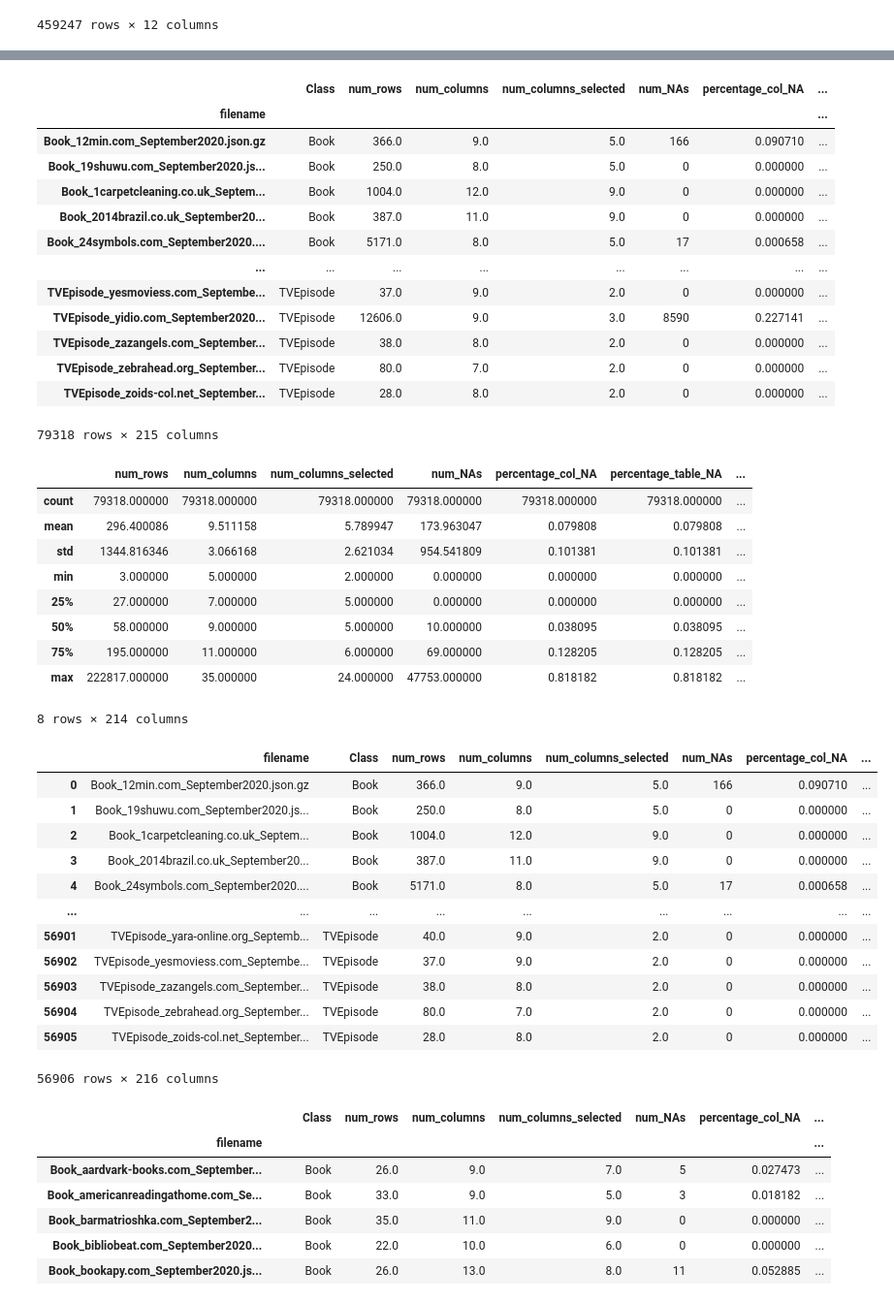
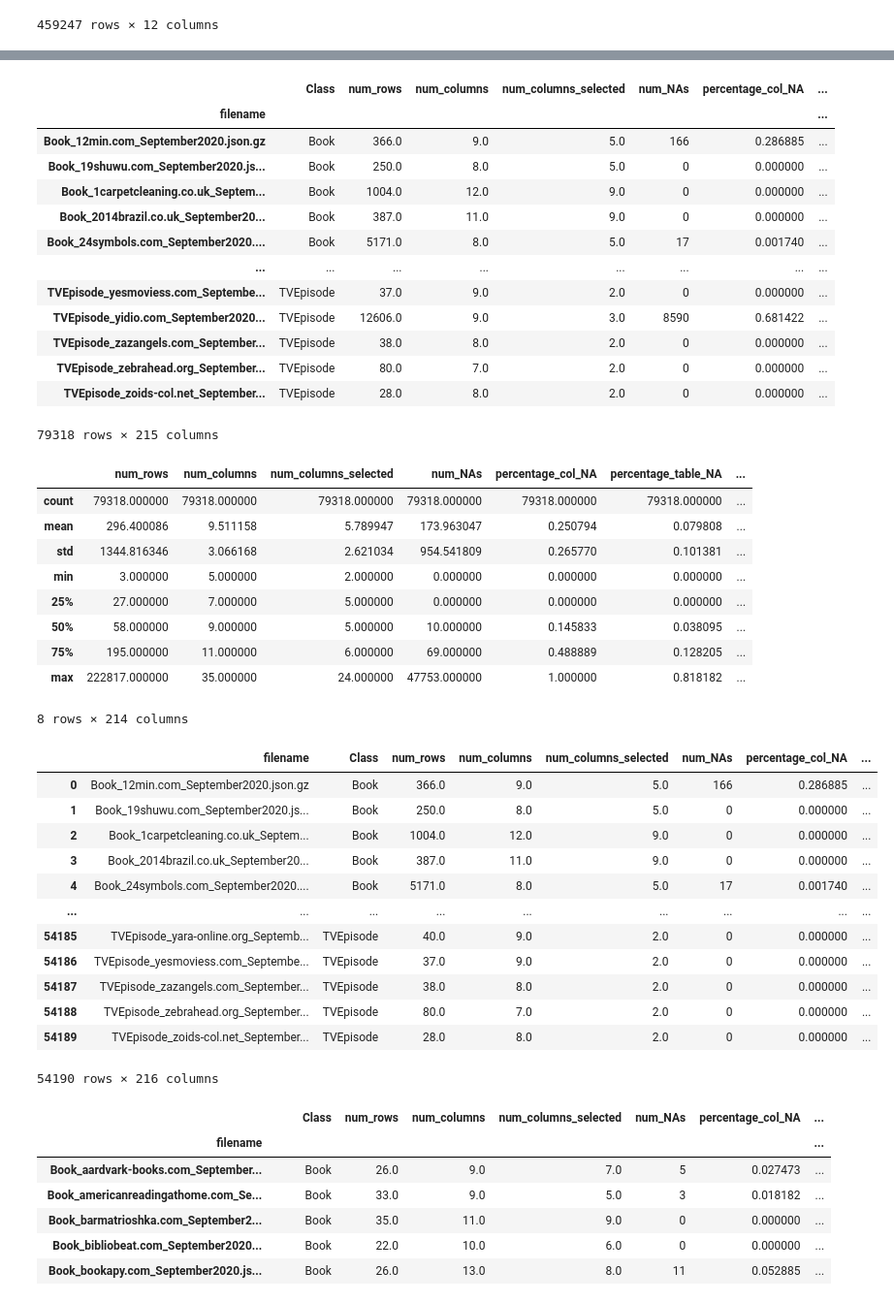
Before and after one commit to NiklasSabel/data_integration_using_deep_learning, a Jupyter notebook: notebooks/Schema/distribute_tables_jh.ipynb, the cells around one changed output, grey strips where cells are left out. Shown at 97% size. Drawn from its saved outputs; the diff is of its cells as text; code cells hidden in the pictures.

```diff
--- a/notebooks/Schema/distribute_tables_jh.ipynb
+++ b/notebooks/Schema/distribute_tables_jh.ipynb
@@ -6,8 +6,8 @@ import gzip
 import os
 from os import listdir
 # %%
-#tables = pd.read_csv('../../src/data/data/CSV_files/detailed_columnStatistics_all_files.csv')
-#tables = tables.rename(columns={'sum_NA_tables':'sum_NA_sel_col'})
+tables = pd.read_csv('../../src/data/data/CSV_files/detailed_columnStatistics_all_files.csv')
+tables = tables.rename(columns={'sum_NA_tables':'sum_NA_sel_col'})
 tables['label']=tables['Class']+'_'+tables['columns']
 tables
 # %% [output]
@@ -28,7 +28,7 @@ tables
 full_table=pd.concat([tables,pd.get_dummies(tables['label'])], axis=1)
 sum = full_table.groupby('filename').sum()
 sum =sum.drop(columns={'num_rows', 'num_columns', 'num_columns_selected', 'num_NAs', 'percentage_col_NA', 'percentage_table_NA'})
-full_table = full_table.groupby('filename').agg({'Class':'first','num_rows':'first','num_columns':'first', 'num_columns_selected' :'first', 'num_NAs':'sum', 'percentage_col_NA':'mean', 'percentage_table_NA':'mean'})
+full_table = full_table.groupby('filename').agg({'Class':'first','num_rows':'first','num_columns':'first', 'num_columns_selected' :'first', 'num_NAs':'sum', 'percentage_col_NA':'max', 'percentage_table_NA':'mean'})
 full_table = full_table.merge(sum, how='inner', on='filename')
 full_table
 # %% [output]
@@ -52,14 +52,14 @@ full_table
 # %% [output]
 |  | Class | num_rows | num_columns | num_columns_selected | num_NAs | percentage_col_NA | ... |
 | filename |  |  |  |  |  |  | ... |
-| Book_12min.com_September2020.json.gz | Book | 366.0 | 9.0 | 5.0 | 166 | 0.090710 | ... |
+| Book_12min.com_September2020.json.gz | Book | 366.0 | 9.0 | 5.0 | 166 | 0.286885 | ... |
 | Book_19shuwu.com_September2020.js... | Book | 250.0 | 8.0 | 5.0 | 0 | 0.000000 | ... |
 | Book_1carpetcleaning.co.uk_Septem... | Book | 1004.0 | 12.0 | 9.0 | 0 | 0.000000 | ... |
 | Book_2014brazil.co.uk_September20... | Book | 387.0 | 11.0 | 9.0 | 0 | 0.000000 | ... |
-| Book_24symbols.com_September2020.... | Book | 5171.0 | 8.0 | 5.0 | 17 | 0.000658 | ... |
+| Book_24symbols.com_September2020.... | Book | 5171.0 | 8.0 | 5.0 | 17 | 0.001740 | ... |
 | ... | ... | ... | ... | ... | ... | ... | ... |
 | TVEpisode_yesmoviess.com_Septembe... | TVEpisode | 37.0 | 9.0 | 2.0 | 0 | 0.000000 | ... |
-| TVEpisode_yidio.com_September2020... | TVEpisode | 12606.0 | 9.0 | 3.0 | 8590 | 0.227141 | ... |
+| TVEpisode_yidio.com_September2020... | TVEpisode | 12606.0 | 9.0 | 3.0 | 8590 | 0.681422 | ... |
 | TVEpisode_zazangels.com_September... | TVEpisode | 38.0 | 8.0 | 2.0 | 0 | 0.000000 | ... |
 | TVEpisode_zebrahead.org_September... | TVEpisode | 80.0 | 7.0 | 2.0 | 0 | 0.000000 | ... |
 | TVEpisode_zoids-col.net_September... | TVEpisode | 28.0 | 8.0 | 2.0 | 0 | 0.000000 | ... |
@@ -71,31 +71,31 @@ full_table.describe()
 # %% [output]
 |  | num_rows | num_columns | num_columns_selected | num_NAs | percentage_col_NA | percentage_table_NA | ... |
 | count | 79318.000000 | 79318.000000 | 79318.000000 | 79318.000000 | 79318.000000 | 79318.000000 | ... |
-| mean | 296.400086 | 9.511158 | 5.789947 | 173.963047 | 0.079808 | 0.079808 | ... |
-| std | 1344.816346 | 3.066168 | 2.621034 | 954.541809 | 0.101381 | 0.101381 | ... |
+| mean | 296.400086 | 9.511158 | 5.789947 | 173.963047 | 0.250794 | 0.079808 | ... |
+| std | 1344.816346 | 3.066168 | 2.621034 | 954.541809 | 0.265770 | 0.101381 | ... |
 | min | 3.000000 | 5.000000 | 2.000000 | 0.000000 | 0.000000 | 0.000000 | ... |
 | 25% | 27.000000 | 7.000000 | 5.000000 | 0.000000 | 0.000000 | 0.000000 | ... |
-| 50% | 58.000000 | 9.000000 | 5.000000 | 10.000000 | 0.038095 | 0.038095 | ... |
-| 75% | 195.000000 | 11.000000 | 6.000000 | 69.000000 | 0.128205 | 0.128205 | ... |
-| max | 222817.000000 | 35.000000 | 24.000000 | 47753.000000 | 0.818182 | 0.818182 | ... |
+| 50% | 58.000000 | 9.000000 | 5.000000 | 10.000000 | 0.145833 | 0.038095 | ... |
+| 75% | 195.000000 | 11.000000 | 6.000000 | 69.000000 | 0.488889 | 0.128205 | ... |
+| max | 222817.000000 | 35.000000 | 24.000000 | 47753.000000 | 1.000000 | 0.818182 | ... |
 8 rows × 214 columns
 # %%
-relevant =full_table[(full_table['num_rows']>10) & (full_table['percentage_table_NA']<0.15)]
+relevant =full_table[(full_table['num_rows']>=10) & (full_table['percentage_col_NA']<0.50) & (full_table['percentage_table_NA']<0.30)]
 relevant.reset_index()
 # %% [output]
 |  | filename | Class | num_rows | num_columns | num_columns_selected | num_NAs | percentage_col_NA | ... |
-| 0 | Book_12min.com_September2020.json.gz | Book | 366.0 | 9.0 | 5.0 | 166 | 0.090710 | ... |
+| 0 | Book_12min.com_September2020.json.gz | Book | 366.0 | 9.0 | 5.0 | 166 | 0.286885 | ... |
 | 1 | Book_19shuwu.com_September2020.js... | Book | 250.0 | 8.0 | 5.0 | 0 | 0.000000 | ... |
 | 2 | Book_1carpetcleaning.co.uk_Septem... | Book | 1004.0 | 12.0 | 9.0 | 0 | 0.000000 | ... |
 | 3 | Book_2014brazil.co.uk_September20... | Book | 387.0 | 11.0 | 9.0 | 0 | 0.000000 | ... |
-| 4 | Book_24symbols.com_September2020.... | Book | 5171.0 | 8.0 | 5.0 | 17 | 0.000658 | ... |
+| 4 | Book_24symbols.com_September2020.... | Book | 5171.0 | 8.0 | 5.0 | 17 | 0.001740 | ... |
 | ... | ... | ... | ... | ... | ... | ... | ... | ... |
-| 56901 | TVEpisode_yara-online.org_Septemb... | TVEpisode | 40.0 | 9.0 | 2.0 | 0 | 0.000000 | ... |
-| 56902 | TVEpisode_yesmoviess.com_Septembe... | TVEpisode | 37.0 | 9.0 | 2.0 | 0 | 0.000000 | ... |
-| 56903 | TVEpisode_zazangels.com_September... | TVEpisode | 38.0 | 8.0 | 2.0 | 0 | 0.000000 | ... |
-| 56904 | TVEpisode_zebrahead.org_September... | TVEpisode | 80.0 | 7.0 | 2.0 | 0 | 0.000000 | ... |
-| 56905 | TVEpisode_zoids-col.net_September... | TVEpisode | 28.0 | 8.0 | 2.0 | 0 | 0.000000 | ... |
+| 54185 | TVEpisode_yara-online.org_Septemb... | TVEpisode | 40.0 | 9.0 | 2.0 | 0 | 0.000000 | ... |
+| 54186 | TVEpisode_yesmoviess.com_Septembe... | TVEpisode | 37.0 | 9.0 | 2.0 | 0 | 0.000000 | ... |
+| 54187 | TVEpisode_zazangels.com_September... | TVEpisode | 38.0 | 8.0 | 2.0 | 0 | 0.000000 | ... |
+| 54188 | TVEpisode_zebrahead.org_September... | TVEpisode | 80.0 | 7.0 | 2.0 | 0 | 0.000000 | ... |
+| 54189 | TVEpisode_zoids-col.net_September... | TVEpisode | 28.0 | 8.0 | 2.0 | 0 | 0.000000 | ... |
-56906 rows × 216 columns
+54190 rows × 216 columns
 # %%
 relevant.to_csv('../../src/data/data/CSV_files/relevant_tables.csv')
 # %%
```
Also changed, not shown: parts of 1 cell of this notebook.
